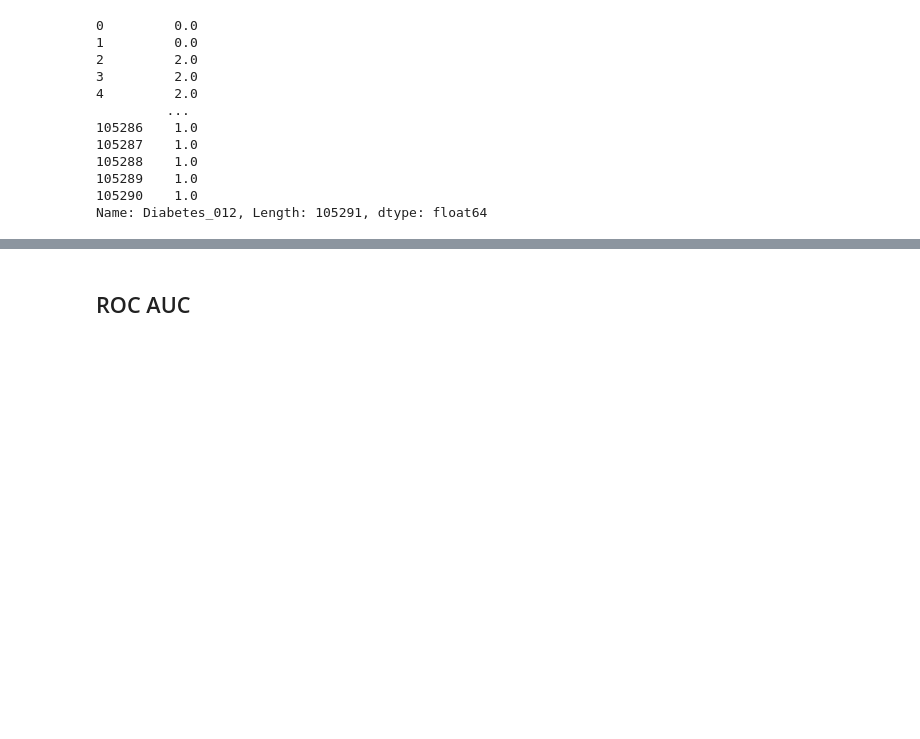
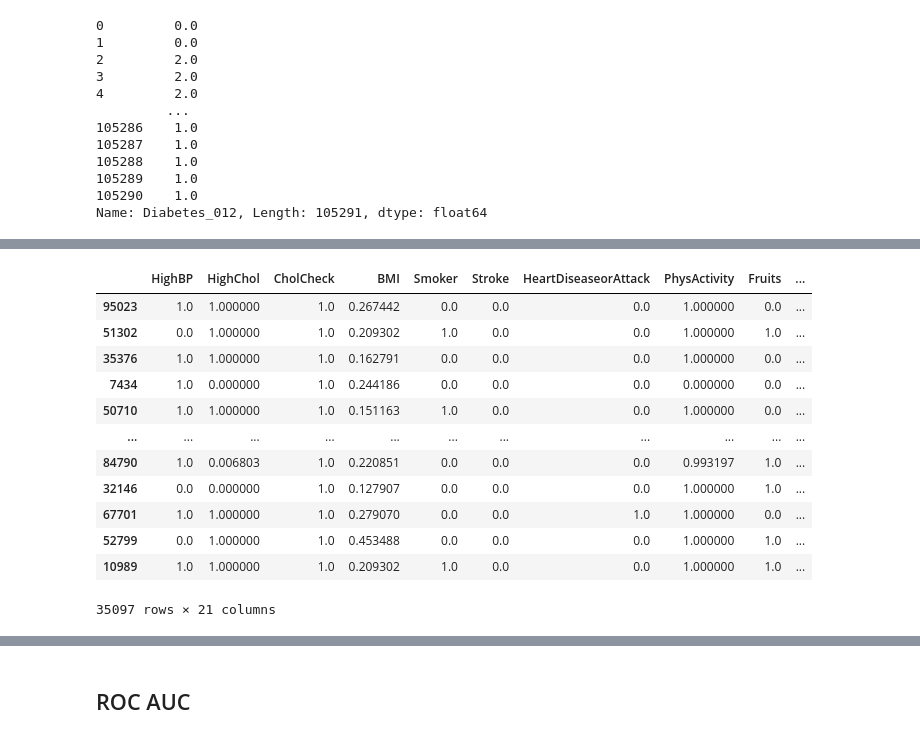
Before and after one commit to BallBoychick/ML, a Jupyter notebook: Classifiers/KnnClassifier.ipynb, the cells around one changed output, grey strips where cells are left out. Cells and saved outputs as stored; diff of their text form; code cells hidden in the pictures; blank space fills up the shorter version.

```diff
--- a/Classifiers/KnnClassifier.ipynb
+++ b/Classifiers/KnnClassifier.ipynb
@@ -77,5 +74,21 @@ RandomizedSearchCV(estimator=KNeighborsClassifier(),
 # %%
 pred_train = knn_optimal.predict(X_test)
+# %%
+X_test
+# %% [output]
+|  | HighBP | HighChol | CholCheck | BMI | Smoker | Stroke | HeartDiseaseorAttack | PhysActivity | Fruits | ... |
+| 95023 | 1.0 | 1.000000 | 1.0 | 0.267442 | 0.0 | 0.0 | 0.0 | 1.000000 | 0.0 | ... |
+| 51302 | 0.0 | 1.000000 | 1.0 | 0.209302 | 1.0 | 0.0 | 0.0 | 1.000000 | 1.0 | ... |
+| 35376 | 1.0 | 1.000000 | 1.0 | 0.162791 | 0.0 | 0.0 | 0.0 | 1.000000 | 0.0 | ... |
+| 7434 | 1.0 | 0.000000 | 1.0 | 0.244186 | 0.0 | 0.0 | 0.0 | 0.000000 | 0.0 | ... |
+| 50710 | 1.0 | 1.000000 | 1.0 | 0.151163 | 1.0 | 0.0 | 0.0 | 1.000000 | 0.0 | ... |
+| ... | ... | ... | ... | ... | ... | ... | ... | ... | ... | ... |
+| 84790 | 1.0 | 0.006803 | 1.0 | 0.220851 | 0.0 | 0.0 | 0.0 | 0.993197 | 1.0 | ... |
+| 32146 | 0.0 | 0.000000 | 1.0 | 0.127907 | 0.0 | 0.0 | 0.0 | 1.000000 | 1.0 | ... |
+| 67701 | 1.0 | 1.000000 | 1.0 | 0.279070 | 0.0 | 0.0 | 1.0 | 1.000000 | 0.0 | ... |
+| 52799 | 0.0 | 1.000000 | 1.0 | 0.453488 | 0.0 | 0.0 | 0.0 | 1.000000 | 1.0 | ... |
+| 10989 | 1.0 | 1.000000 | 1.0 | 0.209302 | 1.0 | 0.0 | 0.0 | 1.000000 | 1.0 | ... |
+35097 rows × 21 columns
 # %%
 pred_train
 # %% [output]
```
Also changed, not shown: parts of 14 cells of this notebook, 3 other files.
